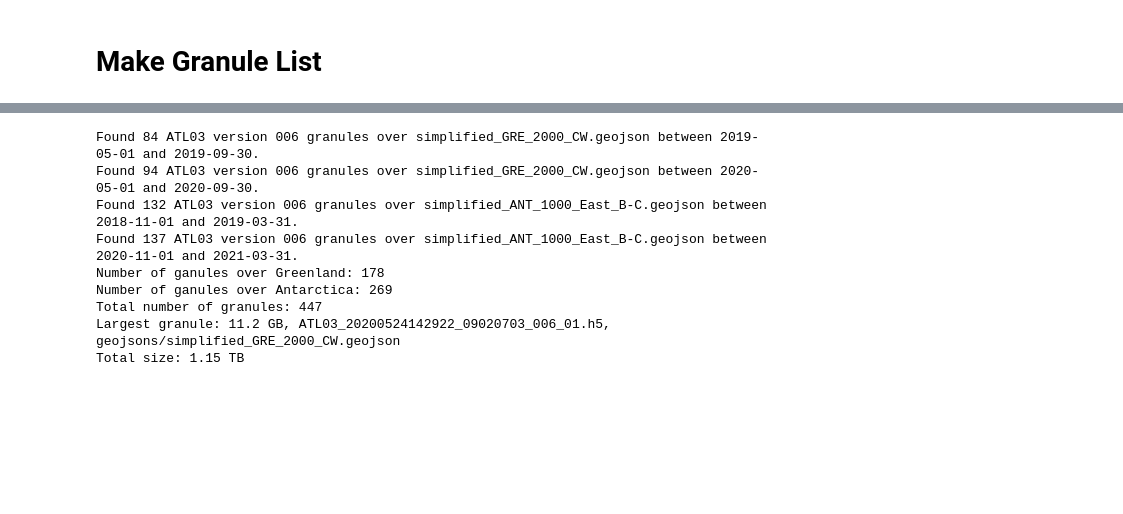
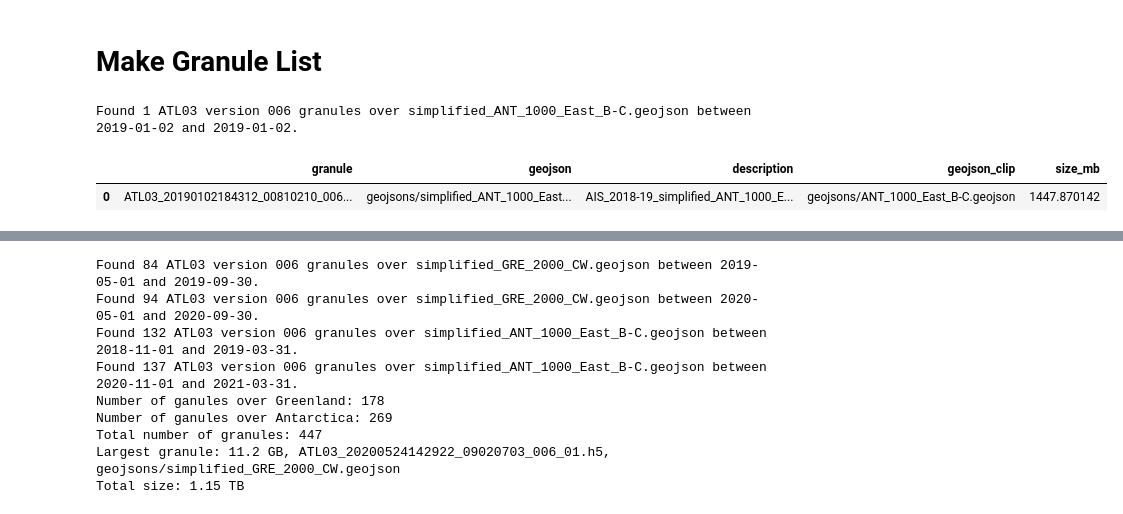
Before and after one commit to fliphilipp/icelakes-methods, a Jupyter notebook: make_granule_list.ipynb, the cells around one changed output, grey strips where cells are left out. Cells and saved outputs as stored; diff of their text form; code cells hidden in the pictures; blank space fills up the shorter version.

```diff
--- a/make_granule_list.ipynb
+++ b/make_granule_list.ipynb
@@ -6,3 +6,16 @@ from icelakes.nsidc import make_granule_list
 import numpy as np
 import pandas as pd
 import os
+# %%
+geojson = 'simplified_ANT_1000_East_B-C.geojson'
+start_date = '2019-01-02'
+end_date = start_date
+icesheet = 'AIS'
+meltseason = '2018-19'
+outname = 'granule_lists/' + icesheet + '_' + meltseason + '_fricker2021.csv'
+df = make_granule_list(geojson, start_date, end_date, icesheet, meltseason, outname)
+df
+# %% [output]
+Found 1 ATL03 version 006 granules over simplified_ANT_1000_East_B-C.geojson between 2019-01-02 and 2019-01-02.
+|  | granule | geojson | description | geojson_clip | size_mb |
+| 0 | ATL03_20190102184312_00810210_006... | geojsons/simplified_ANT_1000_East... | AIS_2018-19_simplified_ANT_1000_E... | geojsons/ANT_1000_East_B-C.geojson | 1447.870142 |
```
Also changed, not shown: parts of 1 cell of this notebook, 21 other files.
